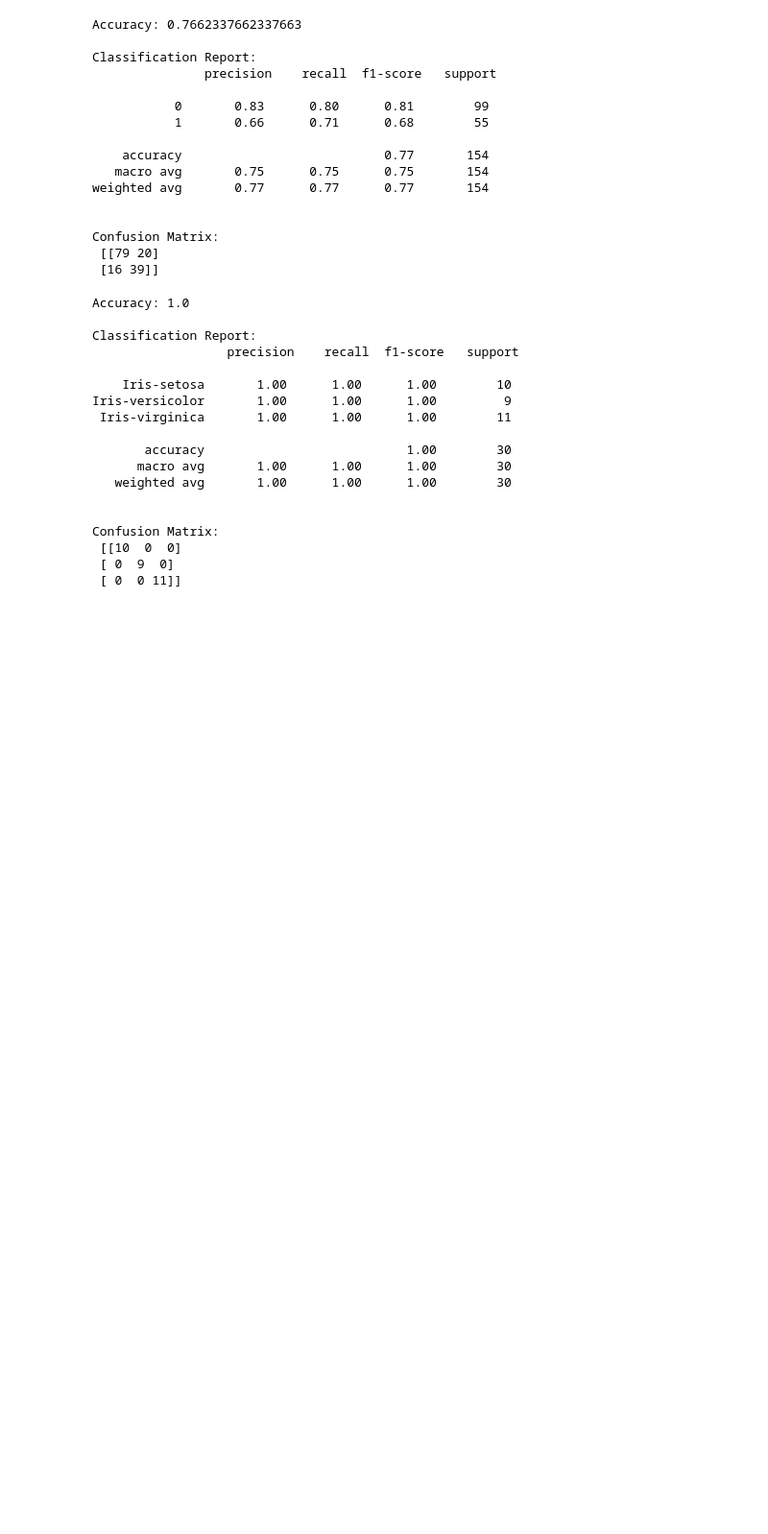
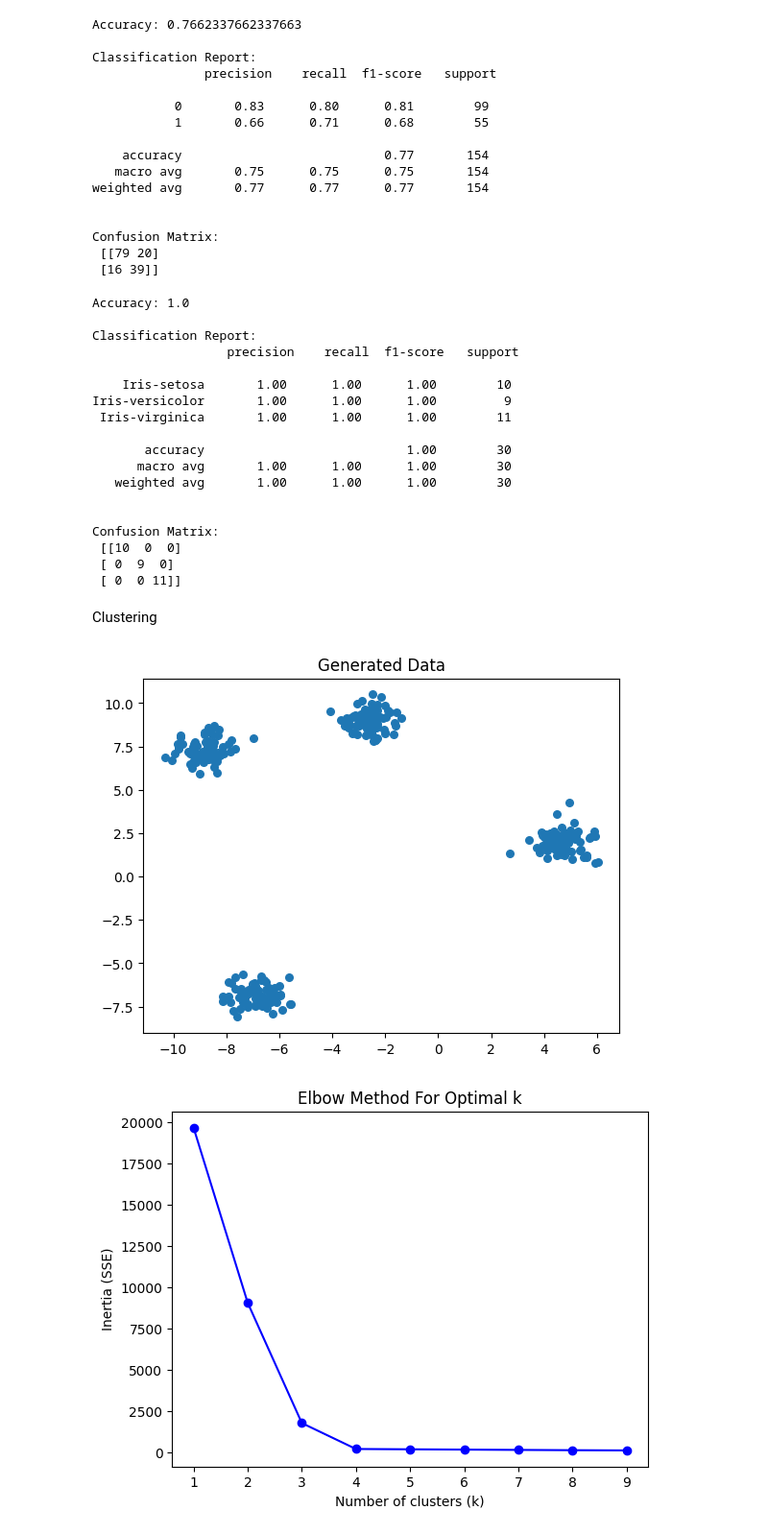
Before and after one commit to vedasri2511/ML_153, a Jupyter notebook: ML_LAB_153.ipynb, the cells around one changed output. Shown at 96% size. Cells and saved outputs as stored; diff of their text form; code cells hidden in the pictures; blank space fills up the shorter version.

```diff
--- a/ML_LAB_153.ipynb
+++ b/ML_LAB_153.ipynb
@@ -1222,3 +1222,51 @@ Confusion Matrix:
  [[10  0  0]
  [ 0  9  0]
  [ 0  0 11]]
+# %% [markdown]
+Clustering
+# %%
+#K-means Clustering
+import numpy as np
+import matplotlib.pyplot as plt
+from sklearn.datasets import make_blobs
+from sklearn.cluster import KMeans
+from sklearn.metrics import pairwise_distances
+from scipy.spatial.distance import jaccard
+
+# 1. Generate Sample Dataset
+X, y = make_blobs(n_samples=300, centers=4, cluster_std=0.6, random_state=42)
+
+plt.scatter(X[:, 0], X[:, 1], s=30, cmap='viridis')
+plt.title("Generated Data")
+plt.show()
+
+
+# 2. Elbow Method
+inertia = []
+K = range(1, 10)
+
+for k in K:
+    kmeans = KMeans(n_clusters=k, random_state=42)
+    kmeans.fit(X)
+    inertia.append(kmeans.inertia_)
+
+# Plot Elbow
+plt.plot(K, inertia, 'bo-')
+plt.xlabel('Number of clusters (k)')
+plt.ylabel('Inertia (SSE)')
+plt.title('Elbow Method For Optimal k')
+plt.show()
+
+
+# 3. Apply KMeans with optimal k (say 4)
+kmeans = KMeans(n_clusters=4, random_state=42)
+y_pred = kmeans.fit_predict(X)
+
+plt.scatter(X[:, 0], X[:, 1], c=y_pred, cmap='viridis')
+plt.scatter(kmeans.cluster_centers_[:,0], kmeans.cluster_centers_[:,1],
+            s=200, c='red', marker='X') # centroids
+plt.title("K-Means Clustering (k=4)")
+plt.show()
+# %% [output]
+[figure, added]
+[figure, added]
```
Also changed, not shown: parts of 10 cells of this notebook.
